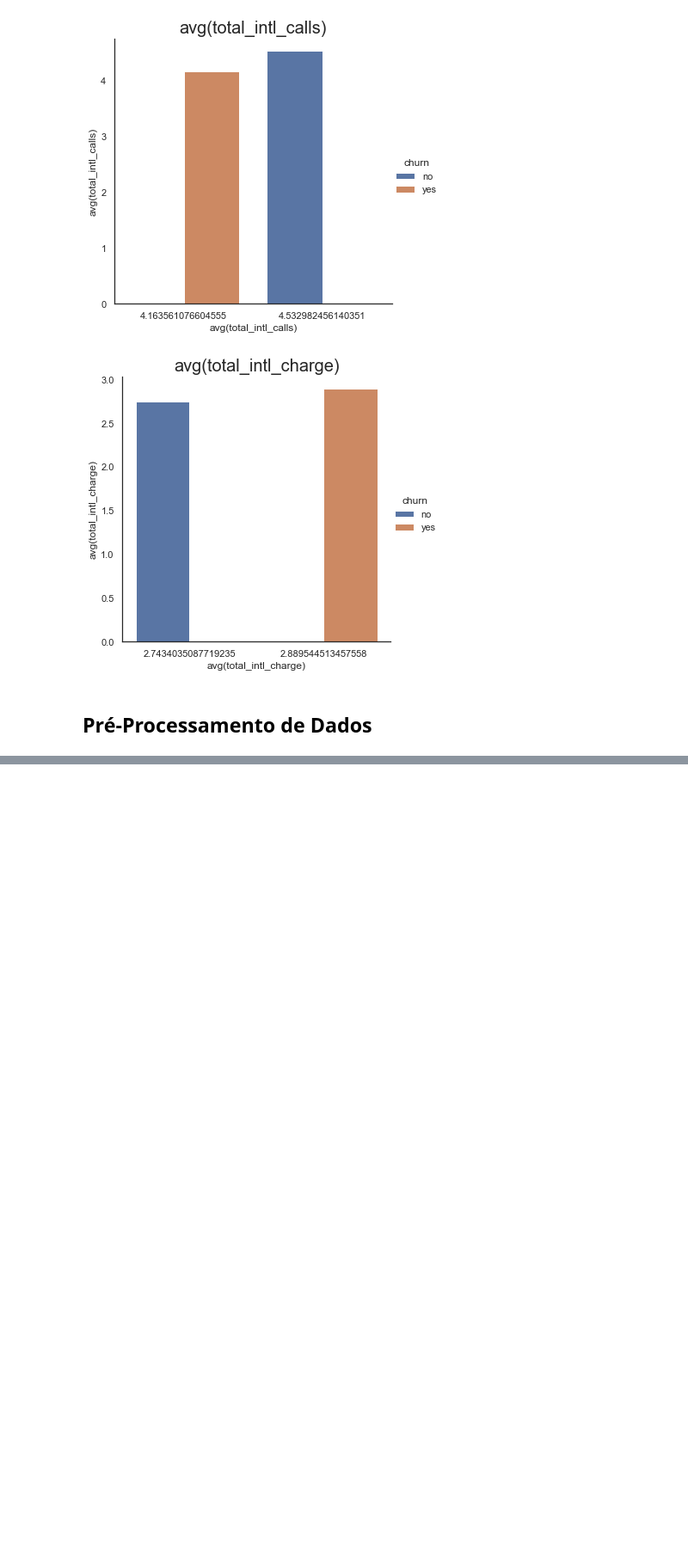
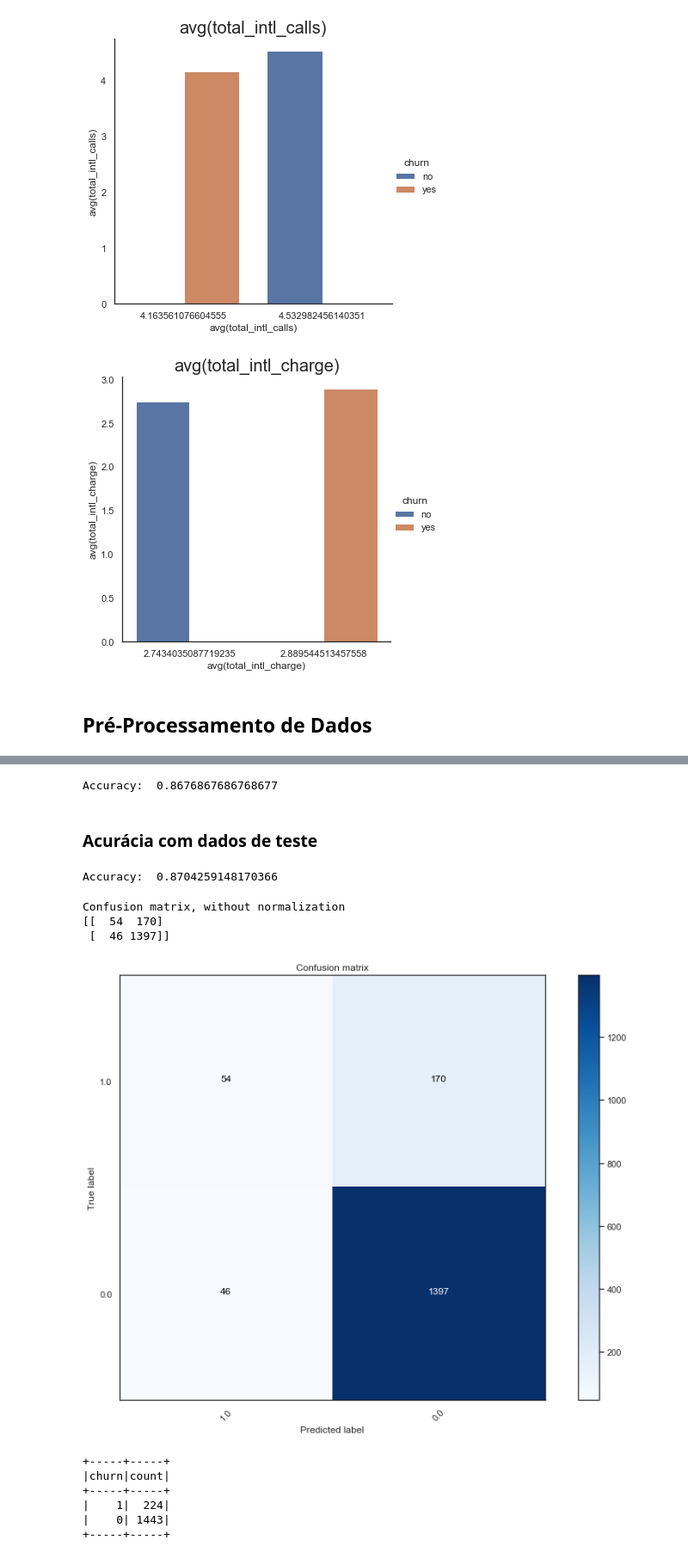
Before and after one commit to FernandoFaillaFoschiani/PySparkChurnAnalytics, a Jupyter notebook: ProjetoChurnAnalytics.ipynb, the cells around one changed output, grey strips where cells are left out. Shown: that part at 86% size. Cells and saved outputs as stored; diff of their text form; code cells hidden in the pictures; blank space fills up the shorter version.

Commit message:
Pre processamento de dados e inicio da criação do modelo

```diff
--- a/ProjetoChurnAnalytics.ipynb
+++ b/ProjetoChurnAnalytics.ipynb
@@ -375,0 +550,16 @@ DFtreino = DFtreino.withColumn(colName = "international_plan",col = when(DFtrein
+# %%
+from pyspark.ml.pipeline import Pipeline
+from pyspark.ml.feature import SQLTransformer
+
+pipeline = Pipeline()\
+            .setStages([stringIndexer,encoder,assembler])
+
+pipelineModel = pipeline.fit(DFtreino)
+
+df_treino_final = pipelineModel.transform(DFtreino)
+# %%
+#Aplicando os mesmos processamentos nos dados de teste
+
+DFteste = udf_dummy(DFteste)
+
+df_teste_final = pipelineModel.transform(DFteste)
@@ -375,0 +588,23 @@ DFtreino = DFtreino.withColumn(colName = "international_plan",col = when(DFtrein
+# %%
+from pyspark.ml.classification import LogisticRegression
+
+lr = LogisticRegression(featuresCol = "vectorized_features", labelCol = 'churn', maxIter = 5)
+
+lrModel = lr.fit(df_treino_final)
+
+predictions_train = lrModel.transform(df_treino_final)
+# %%
+accuracy = predictions_train.filter(predictions_train.churn == predictions_train.prediction).count()/float(predictions_train.count())
+
+print("Accuracy: ", accuracy)
+# %% [output]
+Accuracy:  0.8676867686768677
+# %% [markdown]
+### Acurácia com dados de teste
+# %%
+
+predictions = lrModel.transform(df_teste_final)
+accuracy_test = predictions.filter(predictions.churn == predictions.prediction).count()/float(predictions.count())
+print("Accuracy: ", accuracy_test)
+# %% [output]
+Accuracy:  0.8704259148170366
@@ -375,0 +647,29 @@ DFtreino = DFtreino.withColumn(colName = "international_plan",col = when(DFtrein
+# %%
+from sklearn.metrics import confusion_matrix
+
+y_true = predictions.select("churn")
+y_true = y_true.toPandas()
+
+y_pred = predictions.select("prediction")
+y_pred = y_pred.toPandas()
+
+cnf_matrix = confusion_matrix(y_true, y_pred,labels=class_names)
+#cnf_matrix
+plt.figure()
+plot_confusion_matrix(cnf_matrix, classes=class_names,
+                      title='Confusion matrix')
+plt.show()
+# %% [output]
+Confusion matrix, without normalization
+[[  54  170]
+ [  46 1397]]
+[figure, added]
+# %%
+DFteste.groupBy('churn').count().show()
+# %% [output]
++-----+-----+
+|churn|count|
++-----+-----+
+|    1|  224|
+|    0| 1443|
++-----+-----+
```
Also changed, not shown: parts of 27 cells of this notebook.
